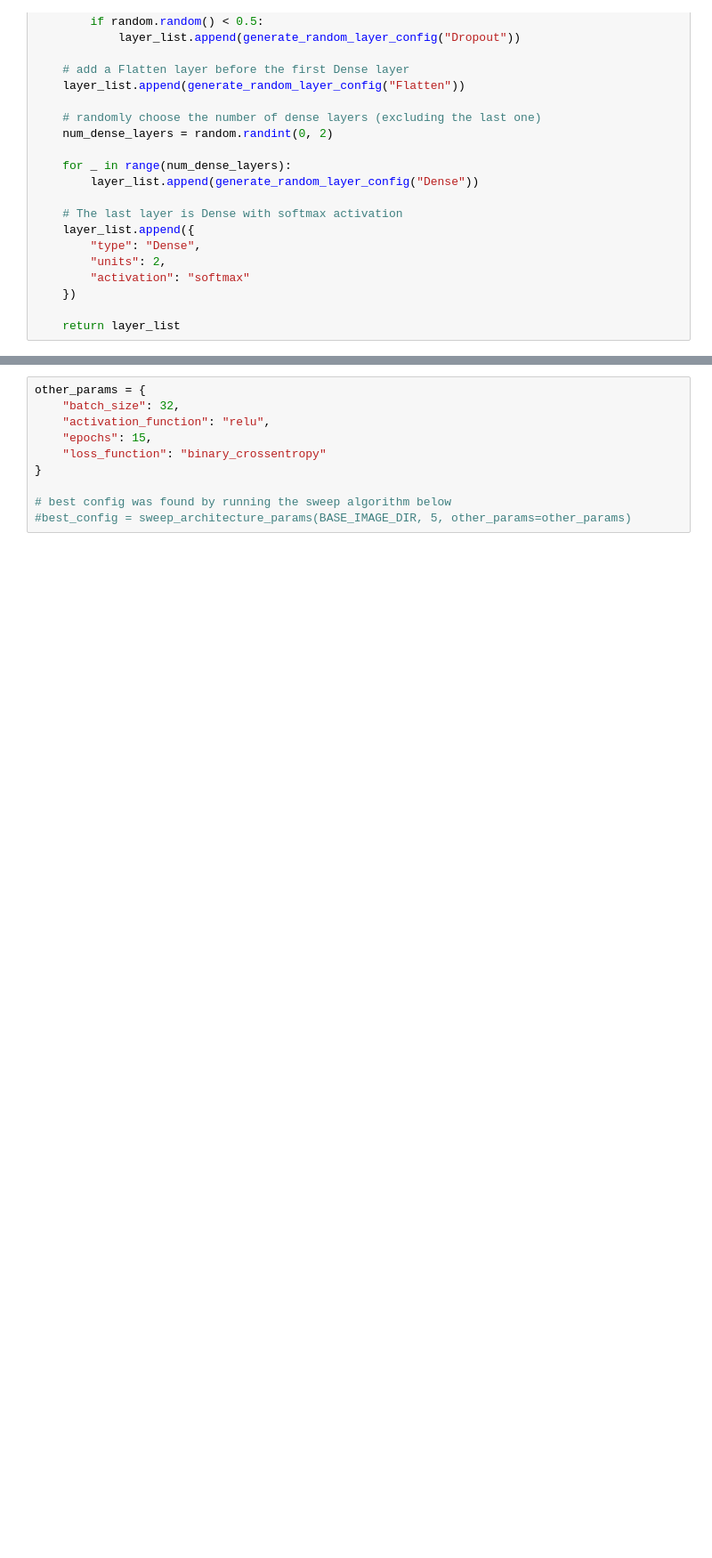
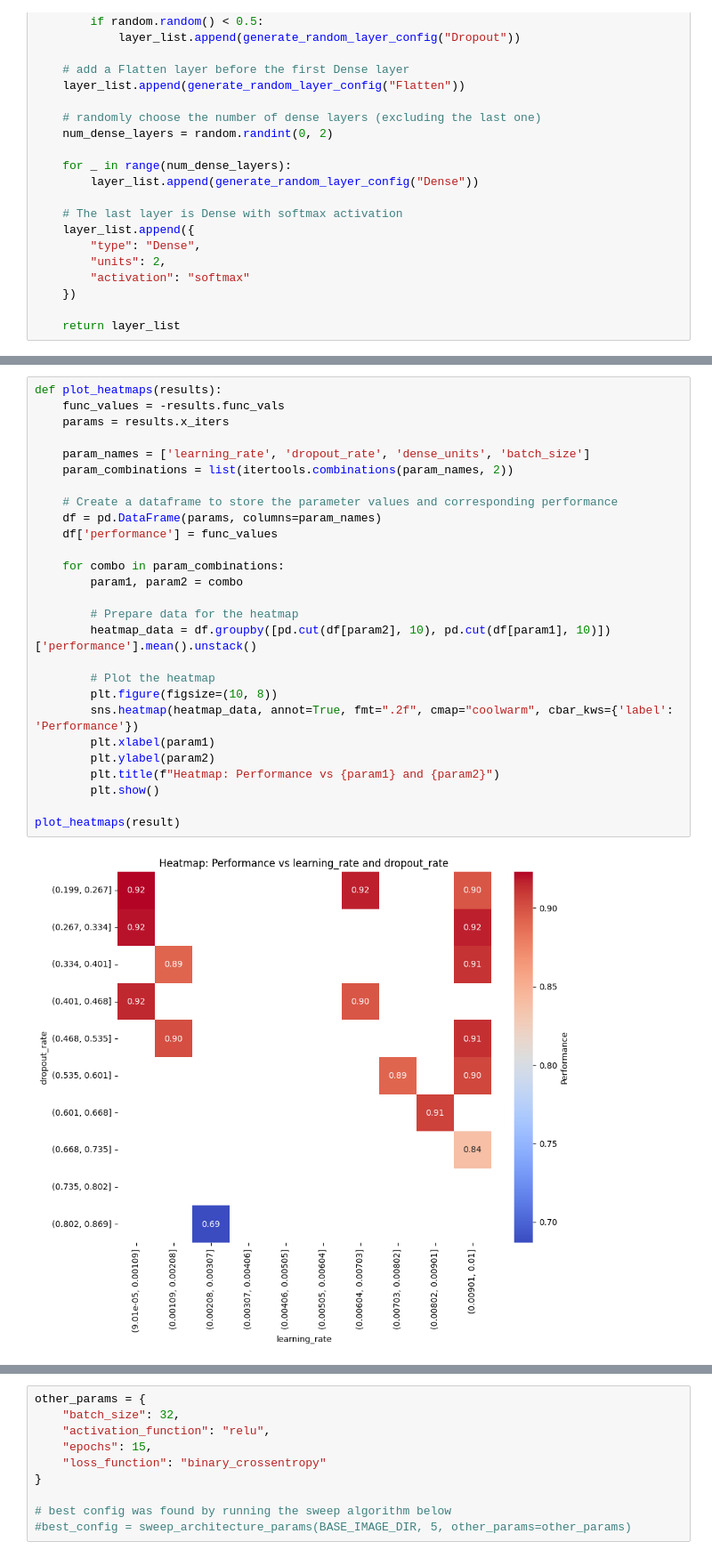
Before and after one commit to nps23/hyperparameter-tuning, a Jupyter notebook: image_classifier.ipynb, the cells around one changed output, grey strips where cells are left out. Shown at 89% size. Drawn from its saved outputs; the diff is of its cells as text; blank space fills up the shorter version.

```diff
--- a/image_classifier.ipynb
+++ b/image_classifier.ipynb
@@ -523,0 +758,29 @@ def grid_search(image_dir, layer_configs, activation_functions, batch_sizes, los
+# %%
+def plot_heatmaps(results):
+    func_values = -results.func_vals
+    params = results.x_iters
+
+    param_names = ['learning_rate', 'dropout_rate', 'dense_units', 'batch_size']
+    param_combinations = list(itertools.combinations(param_names, 2))
+
+    # Create a dataframe to store the parameter values and corresponding performance
+    df = pd.DataFrame(params, columns=param_names)
+    df['performance'] = func_values
+
+    for combo in param_combinations:
+        param1, param2 = combo
+
+        # Prepare data for the heatmap
+        heatmap_data = df.groupby([pd.cut(df[param2], 10), pd.cut(df[param1], 10)])['performance'].mean().unstack()
+
+        # Plot the heatmap
+        plt.figure(figsize=(10, 8))
+        sns.heatmap(heatmap_data, annot=True, fmt=".2f", cmap="coolwarm", cbar_kws={'label': 'Performance'})
+        plt.xlabel(param1)
+        plt.ylabel(param2)
+        plt.title(f"Heatmap: Performance vs {param1} and {param2}")
+        plt.show()
+
+plot_heatmaps(result)
+# %% [output]
+[figure, added]
```
Also changed, not shown: parts of 16 cells of this notebook, 1 other file.
